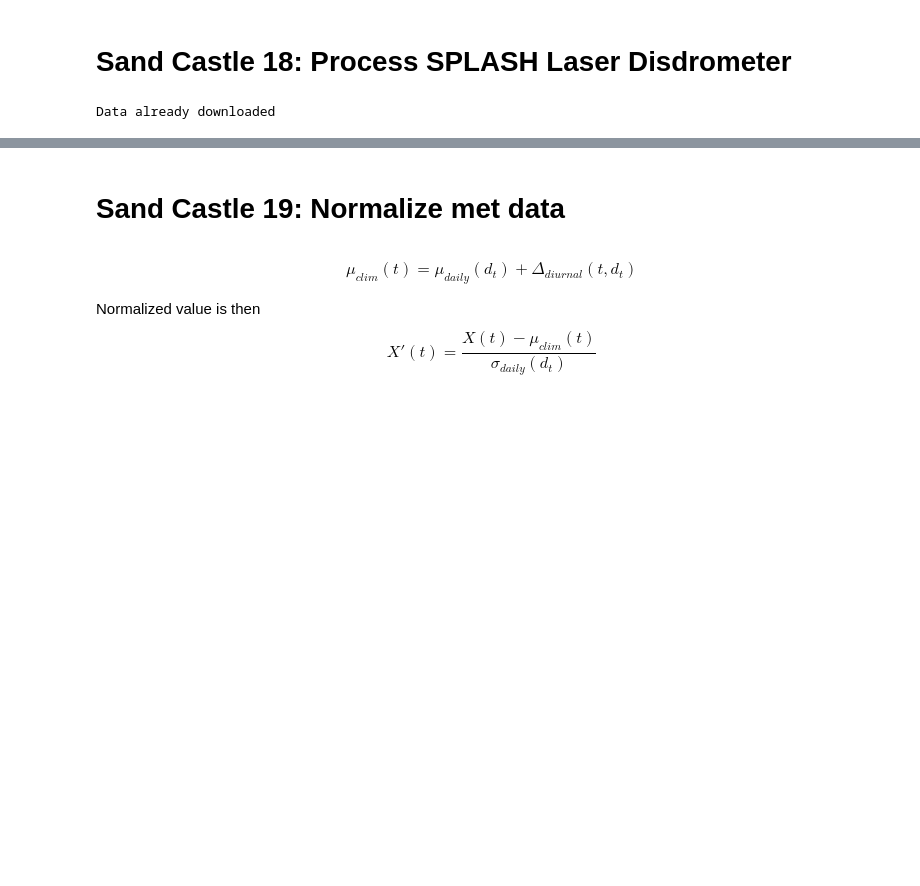
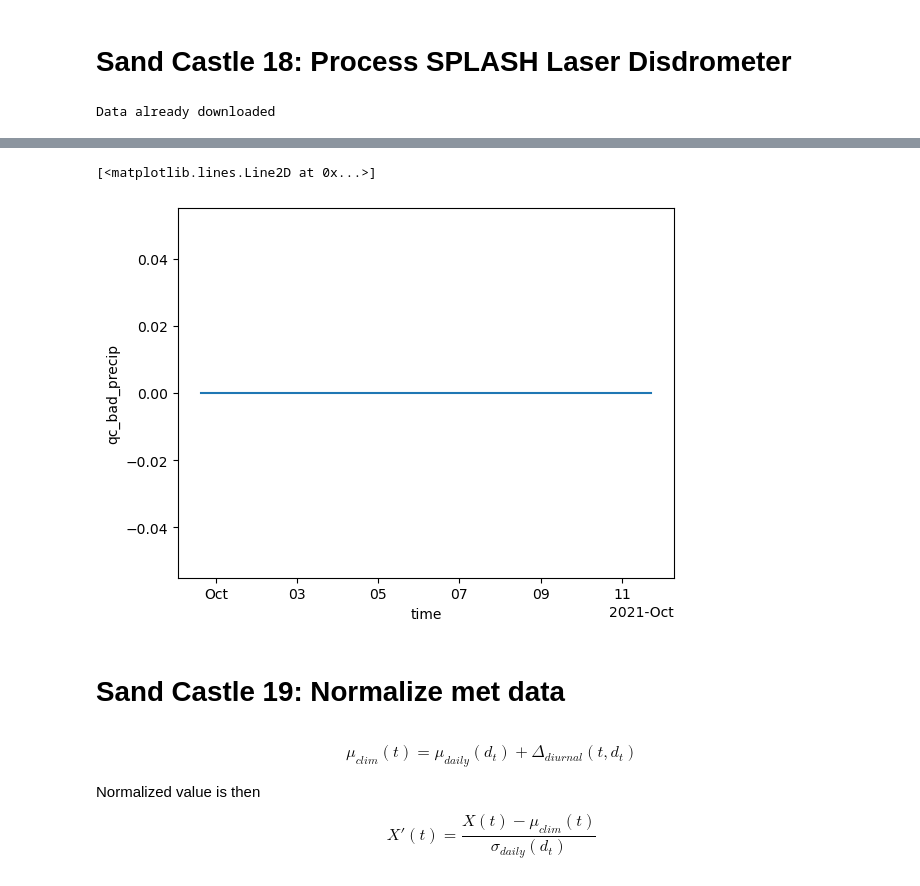
Before and after one commit to dlhogan97/S3-precipitation-rodeo, a Jupyter notebook: sandbox/dataProcessingSandbox.ipynb, the cells around one changed output, grey strips where cells are left out. Drawn from its saved outputs; the diff is of its cells as text; code cells hidden in the pictures; blank space fills up the shorter version.

```diff
--- a/sandbox/dataProcessingSandbox.ipynb
+++ b/sandbox/dataProcessingSandbox.ipynb
@@ -1934,3 +1911,22 @@ Attributes:
+# %%
+import xarray as xr
+import pandas as pd
+ds = xr.open_dataset("/storage/dlhogan/precipitation-rodeo/data/processed/SPLASH/SPLASH_kp_laser_disdrometer.nc")
+# # flag any data that is negative
+# tmin = pd.Timestamp(ds.time.min().item()).floor('30min')
+# tmax = pd.Timestamp(ds.time.max().item()).ceil('30min')
+# full_time_index = pd.date_range(tmin, tmax, freq='30min')
+# # drop duplicate times
+# ds = ds.sel(time=~ds.get_index('time').duplicated())
+# # reindex to full time range
+# ds = ds.reindex(time=full_time_index)
+# print("Reindexed combined dataset to full time range.")
+# %%
+#ds['Amount'].where((ds['qc_bad_precip'] == 1) & (ds['qc_missing_precip']==0)).cumsum().plot()
+ds['qc_bad_precip'].plot()
+# %% [output]
+[<matplotlib.lines.Line2D at 0x...>]
+[figure, added]
 # %% [markdown]
 # Sand Castle 19: Normalize met data
 # %%
```
Also changed, not shown: parts of 1 cell of this notebook, 1 other file.
